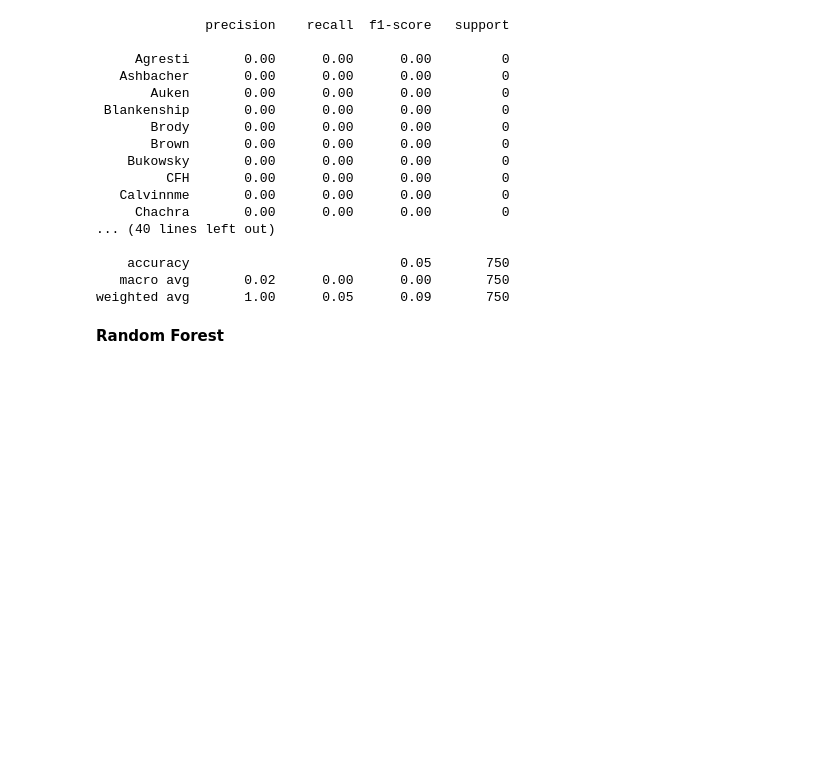
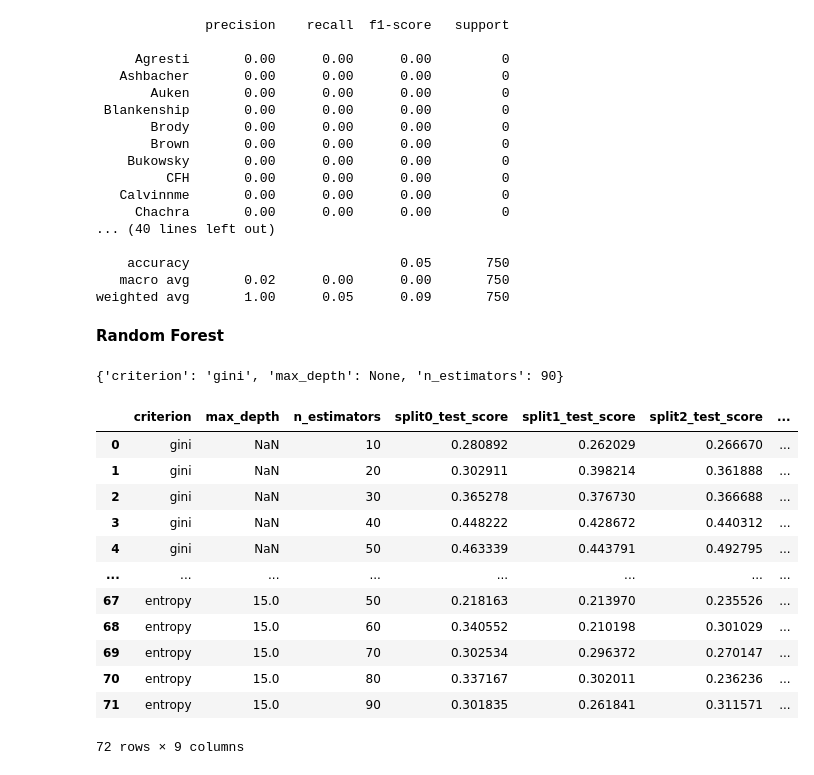
Before and after one commit to vschweitzer/ML_SS_23, a Jupyter notebook: 184702-tu-ml-ss-23-reviews/project.ipynb, the cells around one changed output. Drawn from its saved outputs; the diff is of its cells as text; code cells hidden in the pictures; blank space fills up the shorter version.

```diff
--- a/184702-tu-ml-ss-23-reviews/project.ipynb
+++ b/184702-tu-ml-ss-23-reviews/project.ipynb
@@ -182,10 +182,34 @@ weighted avg       1.00      0.05      0.09       750
 params = {
     "n_estimators": range(10, 100, 10),
     "criterion": ["gini",  "entropy"],
-    "max_features": ["sqrt", "log2"],
     "max_depth" : [None, 5,10,15],
 }
 
 search = GridSearchCV(RandomForestClassifier(), param_grid=params, scoring="f1_macro")
 search.fit(x_train, y_train)
 search.best_params_
+# %% [output]
+{'criterion': 'gini', 'max_depth': None, 'n_estimators': 90}
+# %%
+cs_results = pd.DataFrame.from_records(search.cv_results_["params"])
+
+score_keys = [key for key in search.cv_results_.keys() if str(key).startswith("split")]
+for score_key in score_keys:
+    cs_results[score_key] = search.cv_results_[score_key]
+
+cs_results["score_mean"] = cs_results[score_keys].mean(axis=1)
+cs_results
+# %% [output]
+|  | criterion | max_depth | n_estimators | split0_test_score | split1_test_score | split2_test_score | ... |
+| 0 | gini | NaN | 10 | 0.280892 | 0.262029 | 0.266670 | ... |
+| 1 | gini | NaN | 20 | 0.302911 | 0.398214 | 0.361888 | ... |
+| 2 | gini | NaN | 30 | 0.365278 | 0.376730 | 0.366688 | ... |
+| 3 | gini | NaN | 40 | 0.448222 | 0.428672 | 0.440312 | ... |
+| 4 | gini | NaN | 50 | 0.463339 | 0.443791 | 0.492795 | ... |
+| ... | ... | ... | ... | ... | ... | ... | ... |
+| 67 | entropy | 15.0 | 50 | 0.218163 | 0.213970 | 0.235526 | ... |
+| 68 | entropy | 15.0 | 60 | 0.340552 | 0.210198 | 0.301029 | ... |
+| 69 | entropy | 15.0 | 70 | 0.302534 | 0.296372 | 0.270147 | ... |
+| 70 | entropy | 15.0 | 80 | 0.337167 | 0.302011 | 0.236236 | ... |
+| 71 | entropy | 15.0 | 90 | 0.301835 | 0.261841 | 0.311571 | ... |
+72 rows × 9 columns
```
Also changed, not shown: parts of 7 cells of this notebook.
